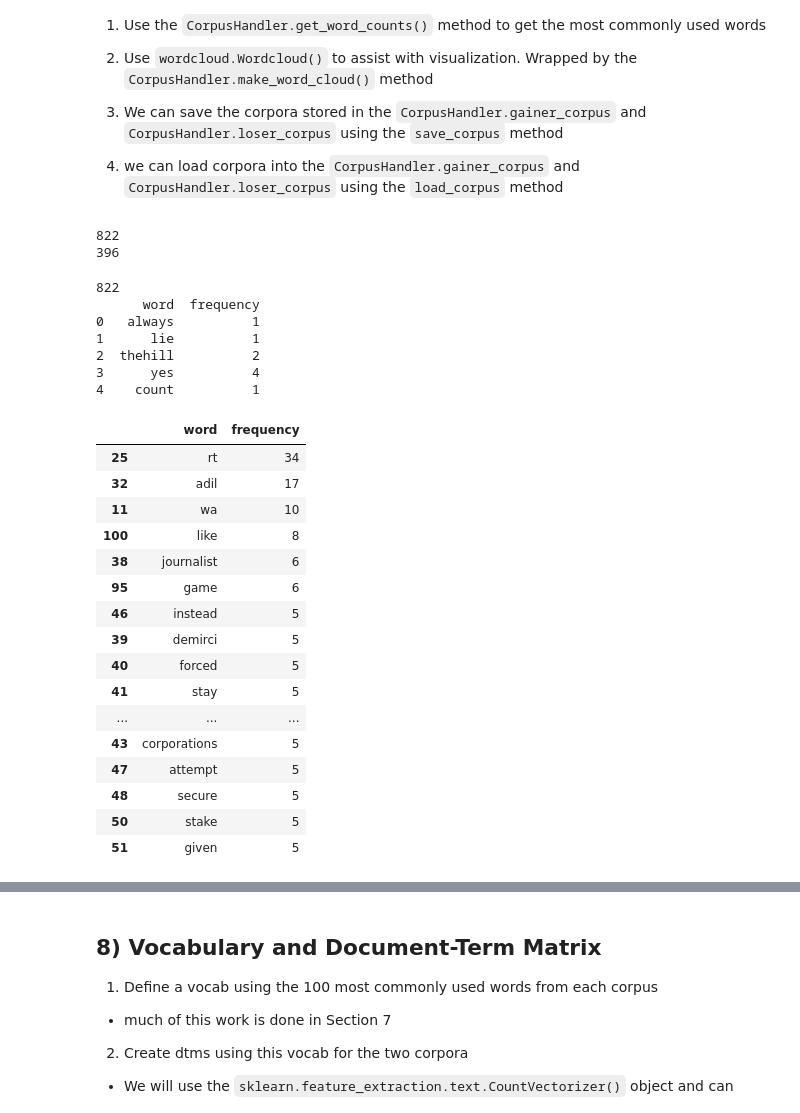
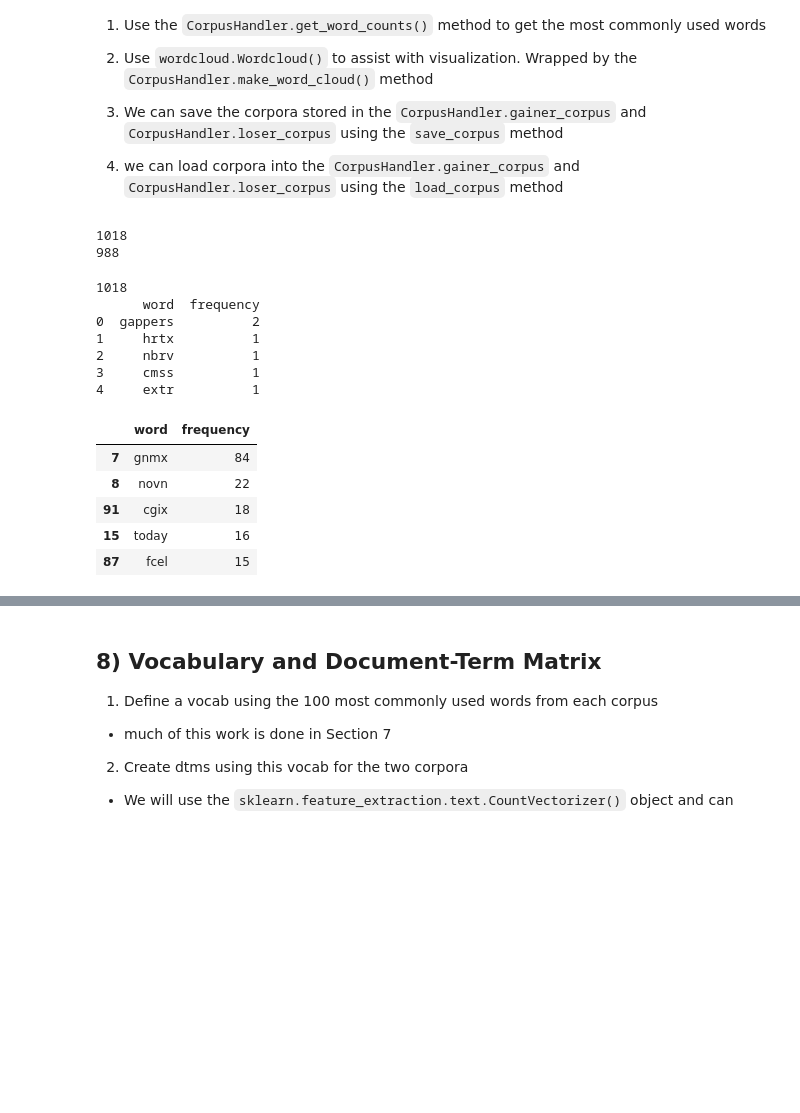
Before and after one commit to myz540/twitter_stocker, a Jupyter notebook: ZHONG_CS688_Term_Project_Option_3.ipynb, the cells around one changed output, grey strips where cells are left out. Drawn from its saved outputs; the diff is of its cells as text; code cells hidden in the pictures; blank space fills up the shorter version.

```diff
--- a/ZHONG_CS688_Term_Project_Option_3.ipynb
+++ b/ZHONG_CS688_Term_Project_Option_3.ipynb
@@ -108,8 +108,8 @@ Name: Symbol, dtype: object
 # this step is lengthy since the pandas_datareader is limited in the number of queries it can make per unit time
 # for demo purposes, I've used a reduce limit by uncommenting/commenting
 
-limit = 100
-#limit = len(tickers)
+#limit = 100
+limit = len(tickers)
 diff_dict = StockHandler.get_all_diffs(tickers, limit=limit)
 # %%
 winner_dict, loser_dict = StockHandler.find_gainers_and_losers(diff_dict)
@@ -246,37 +251,26 @@ for k,v in corpus_handler.loser_corpus.items():
 print(len(gainer_words))
 print(len(loser_words))
 # %% [output]
-822
-396
+1018
+988
 # %%
 gainer_df = CorpusHandler.get_word_counts(gainer_words)
 gainer_df.sort_values('frequency', ascending=False, inplace=True)
-gainer_df.head(20)
+gainer_df.head(5)
 # %% [output]
-822
+1018
       word  frequency
-0   always          1
-1      lie          1
-2  thehill          2
-3      yes          4
-4    count          1
+0  gappers          2
+1     hrtx          1
+2     nbrv          1
+3     cmss          1
+4     extr          1
 |  | word | frequency |
-| 25 | rt | 34 |
-| 32 | adil | 17 |
-| 11 | wa | 10 |
-| 100 | like | 8 |
-| 38 | journalist | 6 |
-| 95 | game | 6 |
-| 46 | instead | 5 |
-| 39 | demirci | 5 |
-| 40 | forced | 5 |
-| 41 | stay | 5 |
-| ... | ... | ... |
-| 43 | corporations | 5 |
-| 47 | attempt | 5 |
-| 48 | secure | 5 |
-| 50 | stake | 5 |
-| 51 | given | 5 |
+| 7 | gnmx | 84 |
+| 8 | novn | 22 |
+| 91 | cgix | 18 |
+| 15 | today | 16 |
+| 87 | fcel | 15 |
 # %%
 loser_df = CorpusHandler.get_word_counts(loser_words)
 loser_df.sort_values('frequency', ascending=False, inplace=True)
```
Also changed, not shown: parts of 14 cells of this notebook, 6 other files.
